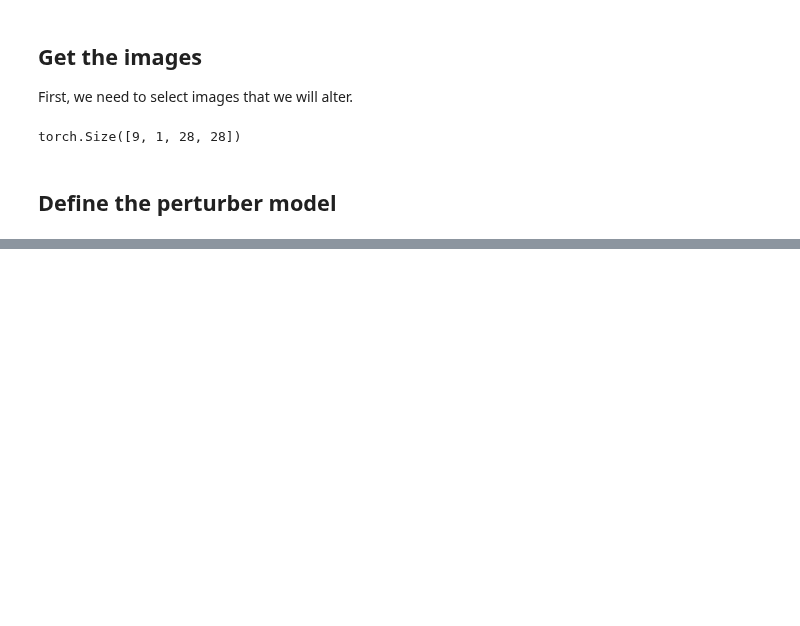
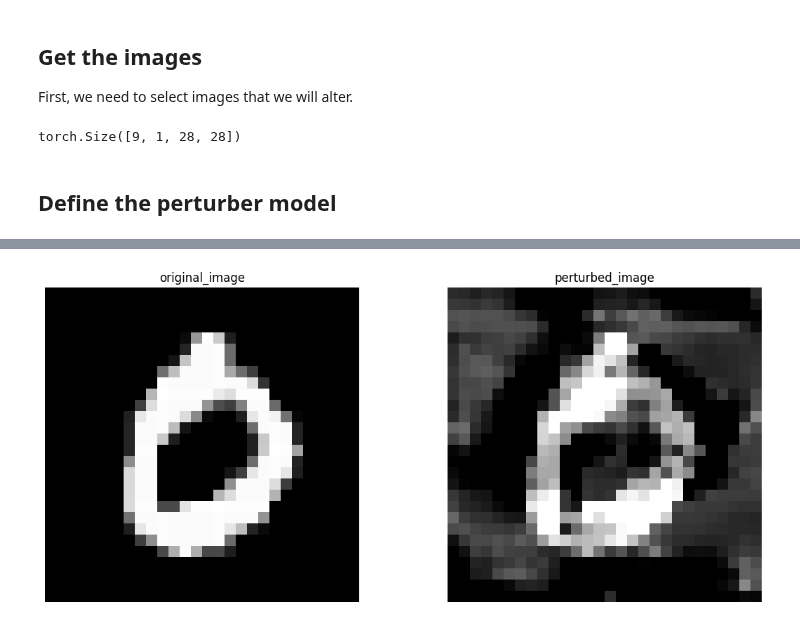
Before and after one commit to roguxivlo/machine-learning-24L, a Jupyter notebook: hw10.ipynb, the cells around one changed output, grey strips where cells are left out. Drawn from its saved outputs; the diff is of its cells as text; code cells hidden in the pictures; blank space fills up the shorter version.

```diff
--- a/hw10.ipynb
+++ b/hw10.ipynb
@@ -444,7 +444,7 @@ class Perturber(torch.nn.Module):
             param.requires_grad = False
 
         self.original_image = image_to_perturb
-        self.perturbation = torch.nn.parameter(torch.zeros_like(image_to_perturb))
+        self.perturbation = torch.nn.Parameter(torch.zeros_like(image_to_perturb))
         self.classifier = trained_classifier
 
 
@@ -453,0 +493,42 @@ class Perturber(torch.nn.Module):
+# %%
+# Function for displaying perturbed image along with original
+def perturb_and_display(image, goal_label):
+    image = torch.unsqueeze(image, 0).to(device)
+    perturbation = torch.squeeze(perturb_image(image, net, goal_label))
+
+    image = torch.squeeze(image).detach().cpu()
+
+    perturbed_image = perturbation + image
+
+    # Define the mean and standard deviation used for original normalization
+    mean = 0.1307
+    std = 0.3081
+
+    # denormalize:
+    image = image * std + mean
+    image = image.clip(0, 1)
+
+    perturbed_image = perturbed_image * std + mean
+    perturbed_image = perturbed_image.clip(0, 1)
+
+
+
+
+    # Create a figure and a set of subplots
+    fig, axes = plt.subplots(1, 2, figsize=(12, 5)) # 2 rows, 5 columns for 10 images
+    axes = axes.flatten() # Flatten the 2x5 array of axes for easy iteration
+
+    axes[0].imshow(image, cmap='gray')
+    axes[0].set_title("original_image")
+    axes[0].axis('off') # Hide axes ticks
+
+    axes[1].imshow(perturbed_image, cmap='gray')
+    axes[1].set_title("perturbed_image")
+    axes[1].axis('off') # Hide axes ticks
+
+
+    plt.tight_layout() # Adjust subplot parameters for a tight layout
+    plt.show() # Display the plot
+# %%
+perturb_and_display(examples[0][0], 1)
+# %% [output]
@@ -453,0 +540 @@ class Perturber(torch.nn.Module):
+[figure, added]
```
Also changed, not shown: parts of 4 cells of this notebook.
